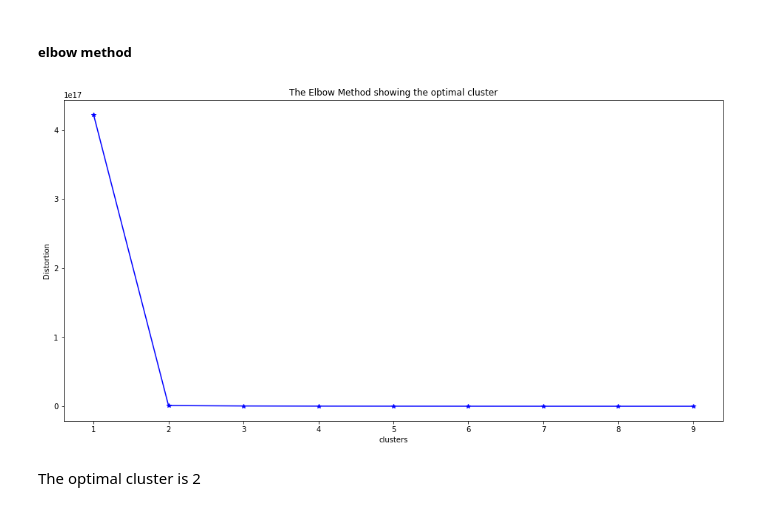
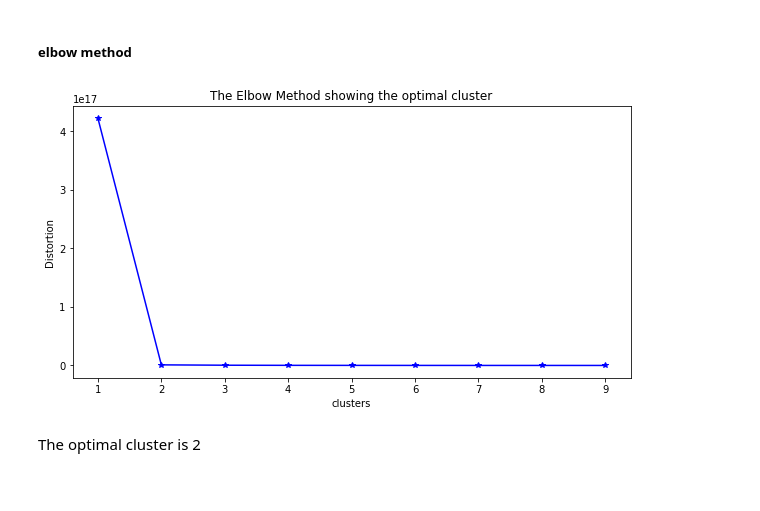
Before and after one commit to skevin-dev/telecommunication_user_analytics, a Jupyter notebook: notebooks/Engagement_analyses.ipynb, the cells around one changed output. Cells and saved outputs as stored; diff of their text form; code cells hidden in the pictures.

```diff
--- a/notebooks/Engagement_analyses.ipynb
+++ b/notebooks/Engagement_analyses.ipynb
@@ -372,13 +372,13 @@ for cluster in clusters:
     distortions.append(kmeans.inertia_)
 # %%
 #plot the elbow graph
-plt.figure(figsize=(16,8))
+plt.figure(figsize=(10,5))
 plt.plot(clusters, distortions,'b*-')
 plt.xlabel('clusters')
 plt.ylabel('Distortion')
 plt.title('The Elbow Method showing the optimal cluster')
 plt.show()
 # %% [output]
-[figure, old version]
+[figure, new version]
 # %% [markdown]
 The optimal cluster is 2
```
